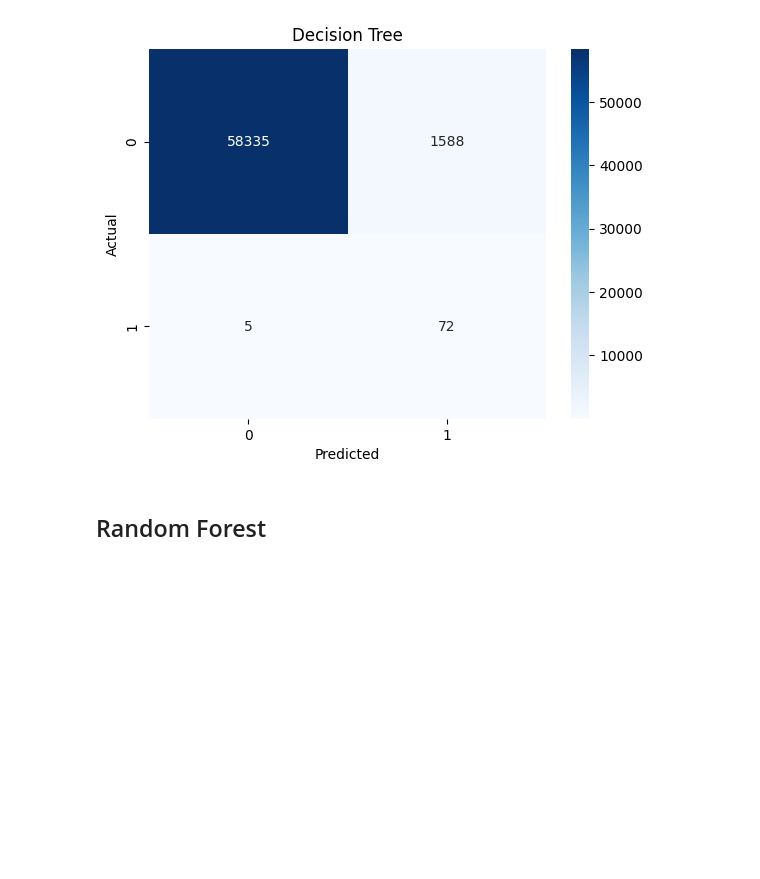
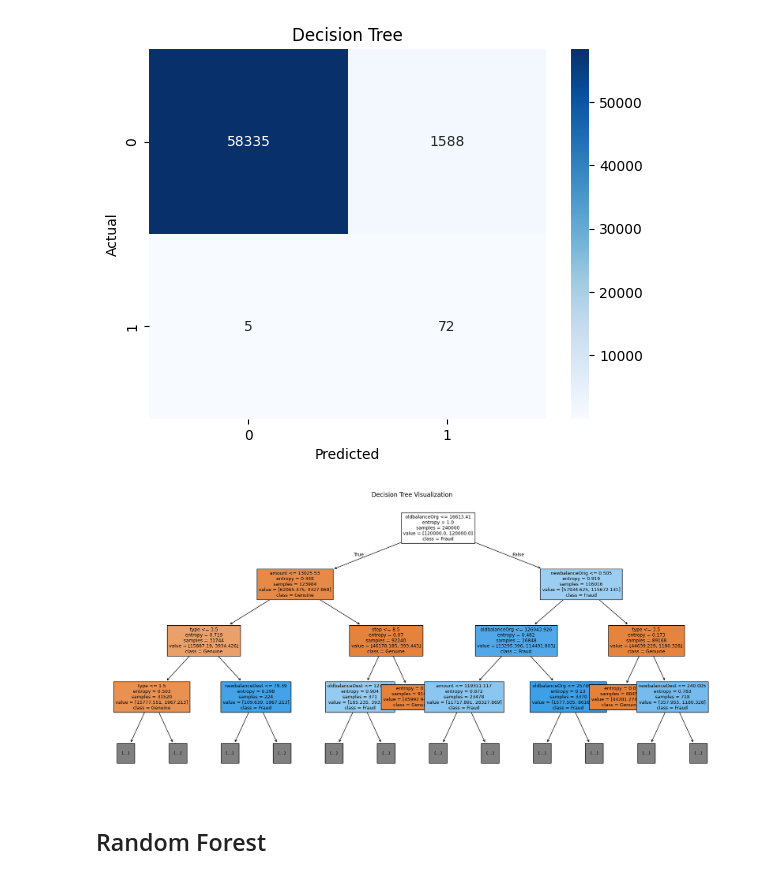
Before and after one commit to ranjanvrma/fraud-detection, a Jupyter notebook: notebook/fraud-detection.ipynb, the cells around one changed output. Drawn from its saved outputs; the diff is of its cells as text; code cells hidden in the pictures; blank space fills up the shorter version.

```diff
--- a/notebook/fraud-detection.ipynb
+++ b/notebook/fraud-detection.ipynb
@@ -250,6 +268,20 @@ dt_acc  = accuracy_score(y_test, pred_dt)
 dt_pre  = precision_score(y_test, pred_dt)
 dt_rec  = recall_score(y_test, pred_dt)
 dt_f1   = f1_score(y_test, pred_dt)
+# %%
+plt.figure(figsize=(22,10))
+plot_tree(
+    dt,
+    feature_names=X.columns,
+    class_names=['Genuine','Fraud'],
+    filled=True,
+    max_depth=3,
+    fontsize=9
+)
+plt.title("Decision Tree Visualization")
+plt.show()
+# %% [output]
+[figure, added]
 # %% [markdown]
 ## Random Forest
 # %%
```
Also changed, not shown: parts of 5 cells of this notebook.
